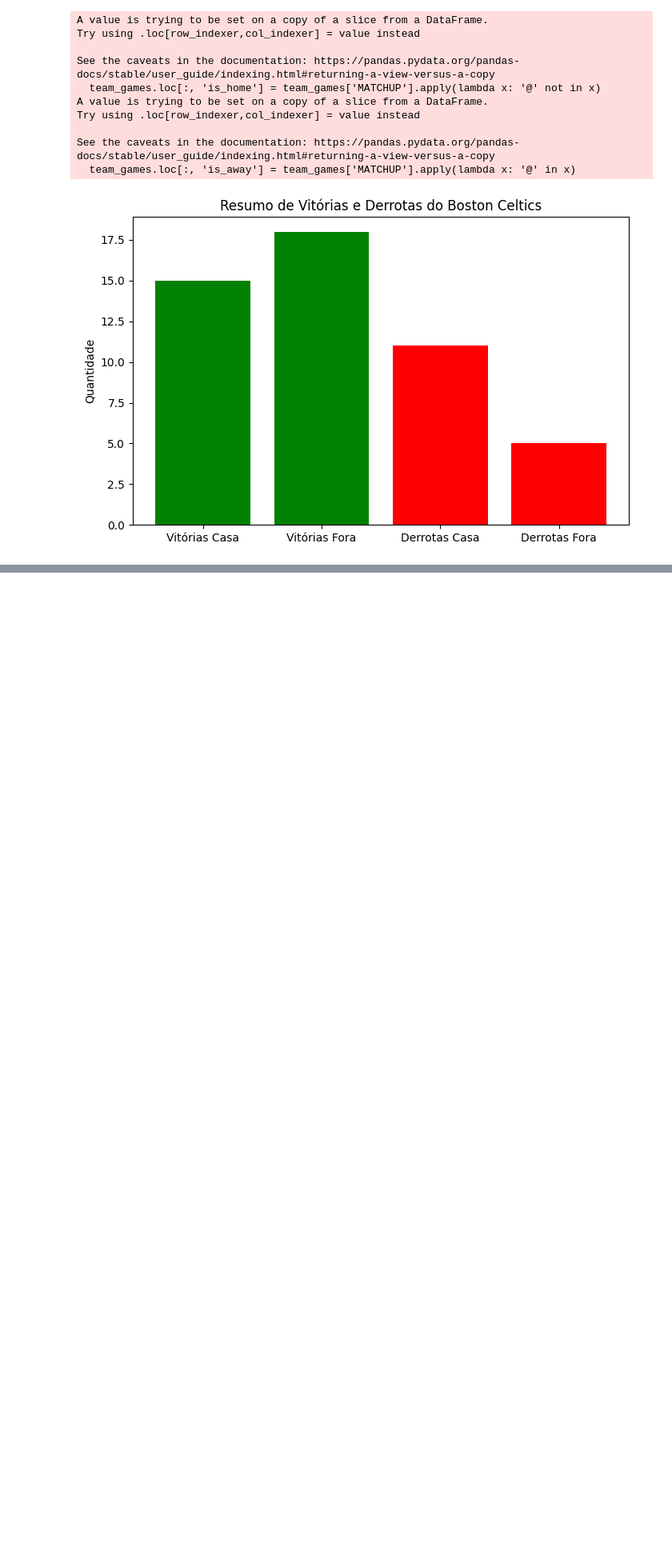
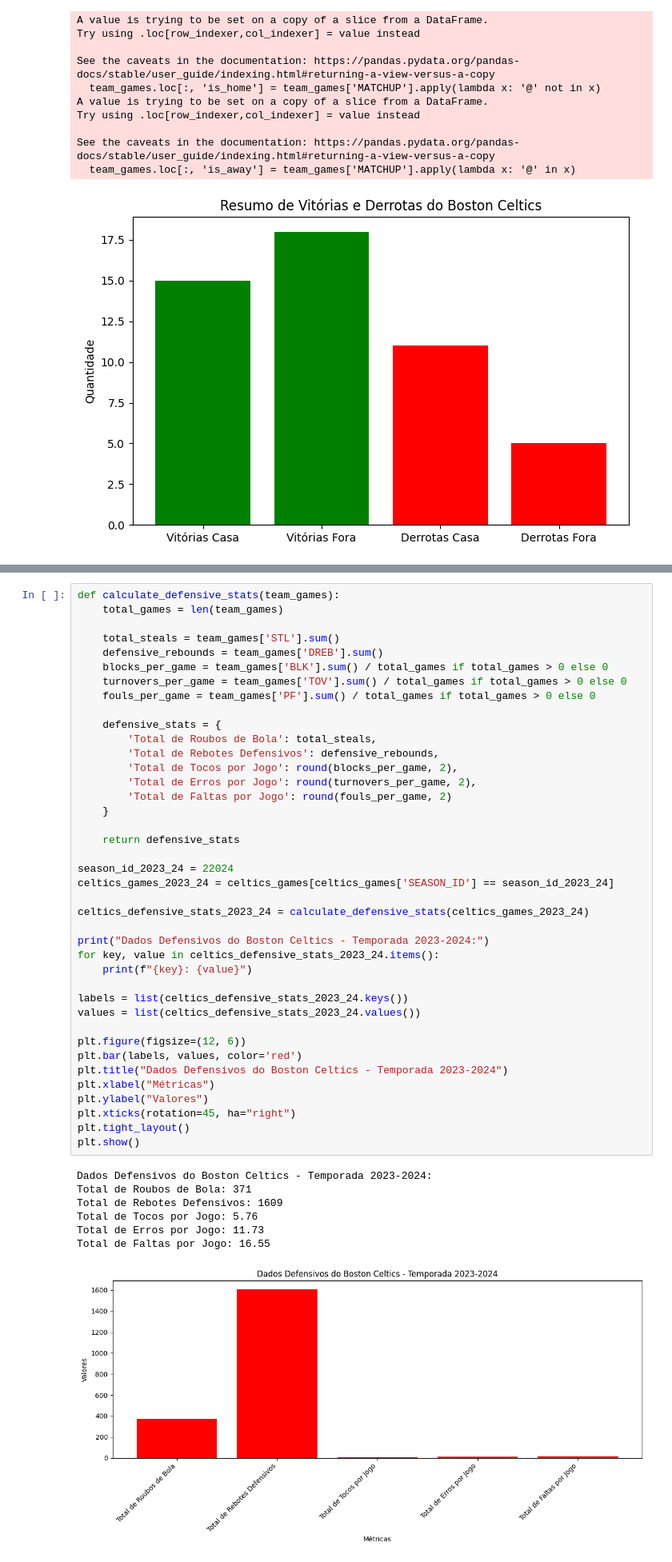
Before and after one commit to jacksonlmp/data_science_nba, a Jupyter notebook: notebook/data_exploration.ipynb, the cells around one changed output, grey strips where cells are left out. Shown at 80% size. Saved outputs shown, nothing was run; the diff lists cells and outputs as text; blank space fills up the shorter version.

```diff
--- a/notebook/data_exploration.ipynb
+++ b/notebook/data_exploration.ipynb
@@ -210,0 +325,48 @@ See the caveats in the documentation: https://pandas.pydata.org/pandas-docs/stab
+# %%
+def calculate_defensive_stats(team_games):
+    total_games = len(team_games)
+
+    total_steals = team_games['STL'].sum()
+    defensive_rebounds = team_games['DREB'].sum()
+    blocks_per_game = team_games['BLK'].sum() / total_games if total_games > 0 else 0
+    turnovers_per_game = team_games['TOV'].sum() / total_games if total_games > 0 else 0
+    fouls_per_game = team_games['PF'].sum() / total_games if total_games > 0 else 0
+
+    defensive_stats = {
+        'Total de Roubos de Bola': total_steals,
+        'Total de Rebotes Defensivos': defensive_rebounds,
+        'Total de Tocos por Jogo': round(blocks_per_game, 2),
+        'Total de Erros por Jogo': round(turnovers_per_game, 2),
+        'Total de Faltas por Jogo': round(fouls_per_game, 2)
+    }
+
+    return defensive_stats
+
+season_id_2023_24 = 22024
+celtics_games_2023_24 = celtics_games[celtics_games['SEASON_ID'] == season_id_2023_24]
+
+celtics_defensive_stats_2023_24 = calculate_defensive_stats(celtics_games_2023_24)
+
+print("Dados Defensivos do Boston Celtics - Temporada 2023-2024:")
+for key, value in celtics_defensive_stats_2023_24.items():
+    print(f"{key}: {value}")
+
+labels = list(celtics_defensive_stats_2023_24.keys())
+values = list(celtics_defensive_stats_2023_24.values())
+
+plt.figure(figsize=(12, 6))
+plt.bar(labels, values, color='red')
+plt.title("Dados Defensivos do Boston Celtics - Temporada 2023-2024")
+plt.xlabel("Métricas")
+plt.ylabel("Valores")
+plt.xticks(rotation=45, ha="right")
+plt.tight_layout()
+plt.show()
+# %% [output]
+Dados Defensivos do Boston Celtics - Temporada 2023-2024:
+Total de Roubos de Bola: 371
+Total de Rebotes Defensivos: 1609
+Total de Tocos por Jogo: 5.76
+Total de Erros por Jogo: 11.73
+Total de Faltas por Jogo: 16.55
+[figure, added]
```
Also changed, not shown: parts of 7 cells of this notebook, 1 other file.
